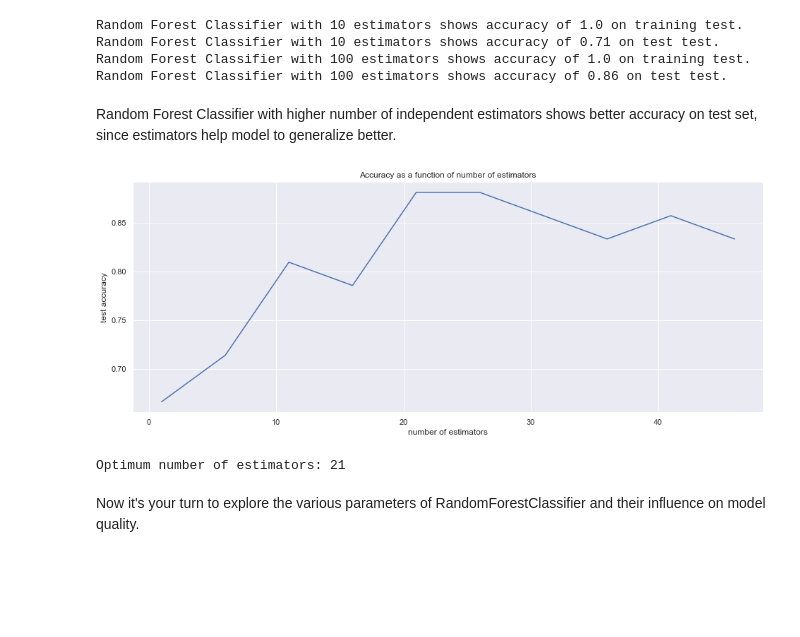
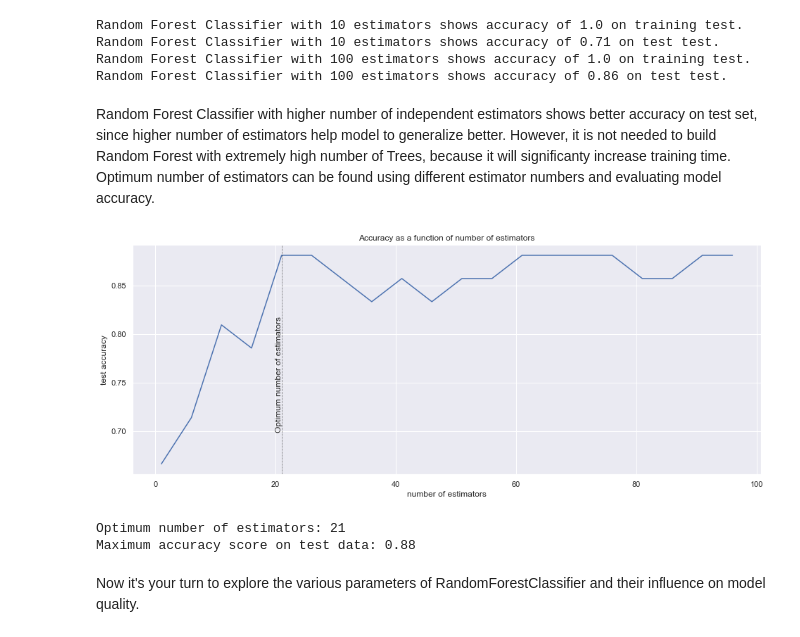
Before and after one commit to AnastasiiaSt/Trees-and-Ensembles, a Jupyter notebook: Trees and ensembles.ipynb, the cells around one changed output. Cells and saved outputs as stored; diff of their text form; code cells hidden in the pictures; blank space fills up the shorter version.

```diff
--- a/Trees and ensembles.ipynb
+++ b/Trees and ensembles.ipynb
@@ -606,7 +617,7 @@ Random Forest Classifier with 10 estimators shows accuracy of 0.71 on test test.
 Random Forest Classifier with 100 estimators shows accuracy of 1.0 on training test.
 Random Forest Classifier with 100 estimators shows accuracy of 0.86 on test test.
 # %% [markdown]
-Random Forest Classifier with higher number of independent estimators shows better accuracy on test set, since estimators help model to generalize better.
+Random Forest Classifier with higher number of independent estimators shows better accuracy on test set, since higher number of estimators help model to generalize better. However, it is not needed to build Random Forest with extremely high number of Trees, because it will significanty increase training time. Optimum number of estimators can be found using different estimator numbers and evaluating model accuracy.
 # %%
 def plot_metrics_on_estimators(criterion='gini', max_estimators = 10):
     estimators, test_scores = [], []
@@ -621,14 +632,24 @@ def plot_metrics_on_estimators(criterion='gini', max_estimators = 10):
     plt.title("Accuracy as a function of number of estimators")
     plt.xlabel('number of estimators')
     plt.ylabel('test accuracy')
+
+    if isinstance(estimators[np.argmax(test_scores)], int):
+        opt_number = estimators[np.argmax(test_scores)]
+    else:
+        opt_number = min(estimators[np.argmax(test_scores)])
+    score = max(test_scores)
+    plt.axvline(x = opt_number, alpha = 0.5, color='black', linestyle='dashed', linewidth = 0.8)
+    plt.text(opt_number - 1, y = 0.7, s = 'Optimum number of estimators', rotation = 90)
     plt.show()
-    print('Optimum number of estimators:', estimators[np.argmax(test_scores)])
-    print('Maximum accuracy score on test data:', max(test_score))
+
+    print('Optimum number of estimators:', opt_number)
+    print('Maximum accuracy score on test data:', round(score, 2))
 # %%
-plot_metrics_on_estimators(max_estimators = 50)
+plot_metrics_on_estimators(max_estimators = 100)
 # %% [output]
-[figure, old version]
+[figure, new version]
 Optimum number of estimators: 21
+Maximum accuracy score on test data: 0.88
 # %% [markdown]
 Now it's your turn to explore the various parameters of RandomForestClassifier and their influence on model quality.
 # %% [markdown]
```
Also changed, not shown: parts of 7 cells of this notebook, 2 other files.
